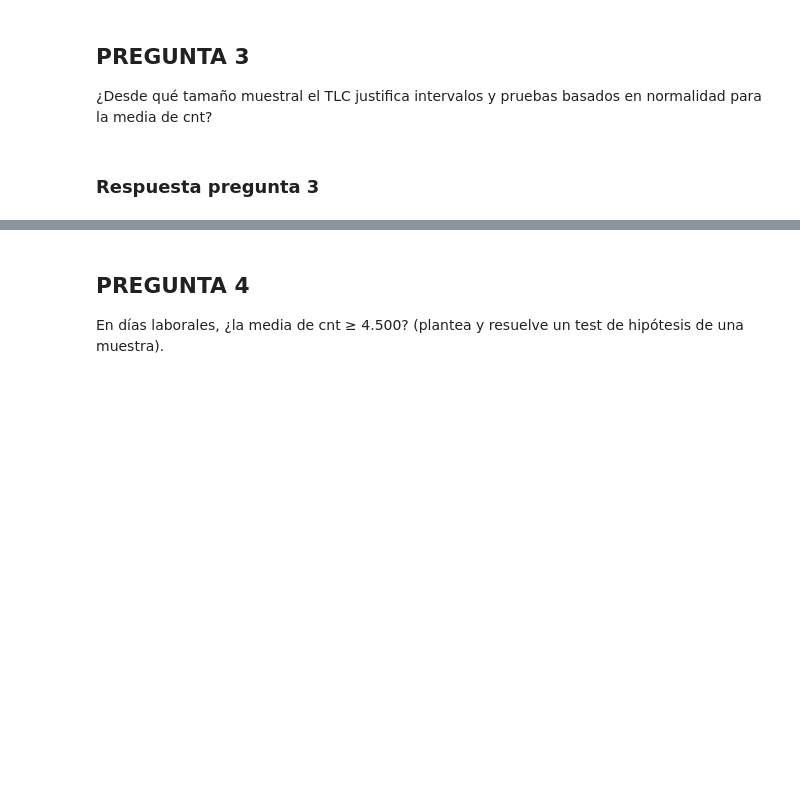
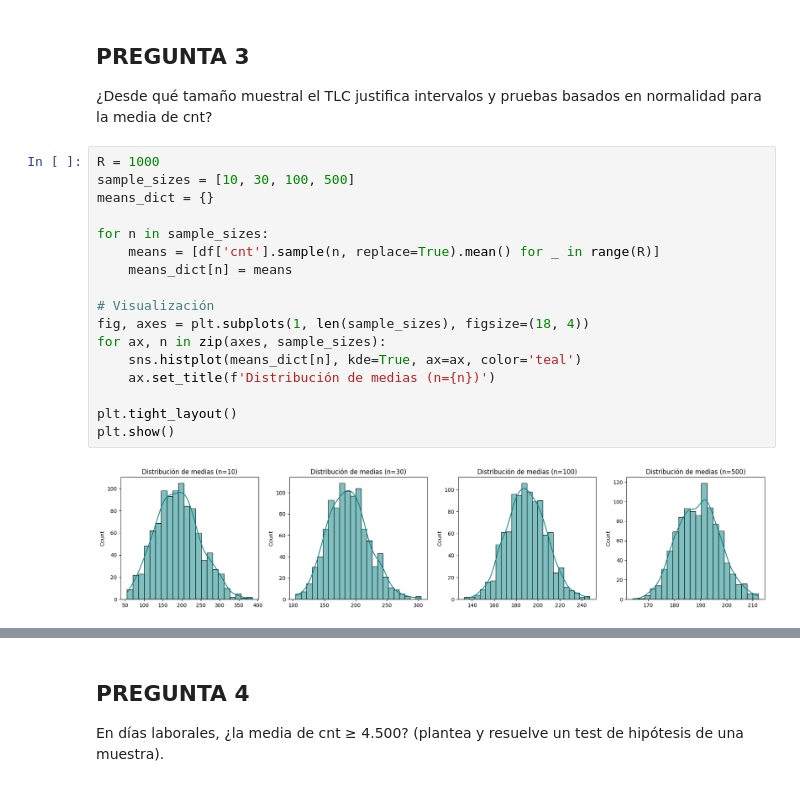
Before and after one commit to laurasculmav-maker/Bici-al-Trabajo-2026, a Jupyter notebook: Taller_Bici_al_Trabajo.ipynb, the cells around one changed output, grey strips where cells are left out. Saved outputs shown, nothing was run; the diff lists cells and outputs as text; blank space fills up the shorter version.

```diff
--- a/Taller_Bici_al_Trabajo.ipynb
+++ b/Taller_Bici_al_Trabajo.ipynb
@@ -242,5 +242,22 @@ Pearson:0.09 Spearman: 0.12, se puede definir que no hay una relacion lineal deb
 # %% [markdown]
 ## **PREGUNTA 3**
 ¿Desde qué tamaño muestral el TLC justifica intervalos y pruebas basados en normalidad para la media de cnt?
-# %% [markdown]
-### **Respuesta pregunta 3**
+# %%
+R = 1000
+sample_sizes = [10, 30, 100, 500]
+means_dict = {}
+
+for n in sample_sizes:
+    means = [df['cnt'].sample(n, replace=True).mean() for _ in range(R)]
+    means_dict[n] = means
+
+# Visualización
+fig, axes = plt.subplots(1, len(sample_sizes), figsize=(18, 4))
+for ax, n in zip(axes, sample_sizes):
+    sns.histplot(means_dict[n], kde=True, ax=ax, color='teal')
+    ax.set_title(f'Distribución de medias (n={n})')
+
+plt.tight_layout()
+plt.show()
+# %% [output]
+[figure, added]
```
Also changed, not shown: parts of 7 cells of this notebook.
